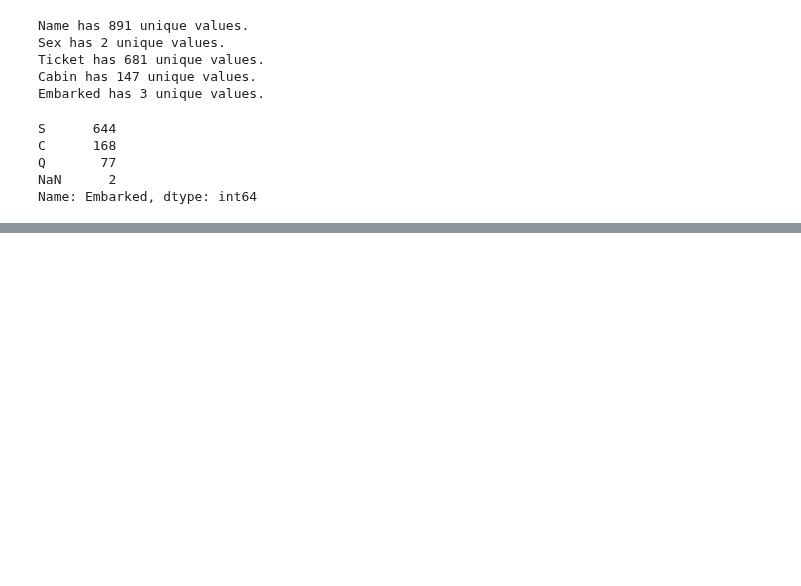
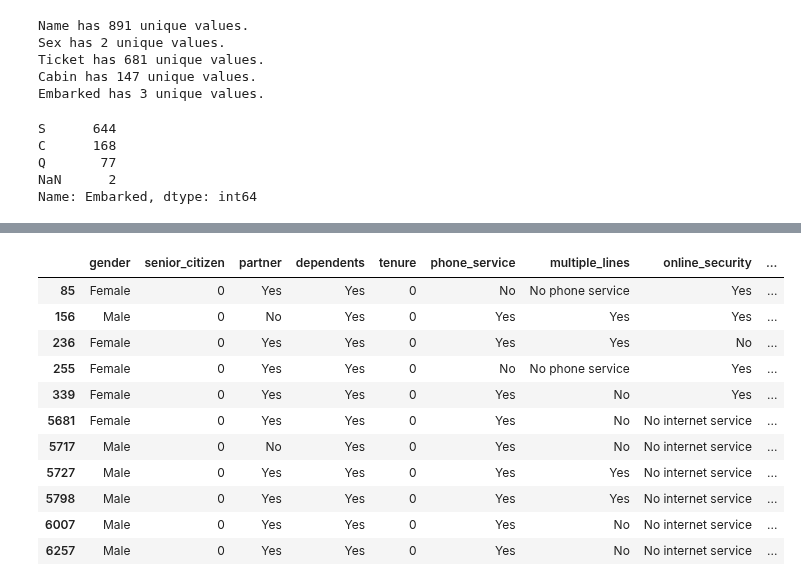
Before and after one commit to Daniel-Northcutt/classification_exercises, a Jupyter notebook: Classification_Exercises.ipynb, the cells around one changed output, grey strips where cells are left out. Saved outputs shown, nothing was run; the diff lists cells and outputs as text; code cells hidden in the pictures; blank space fills up the shorter version.

```diff
--- a/Classification_Exercises.ipynb
+++ b/Classification_Exercises.ipynb
@@ -320,0 +474,2 @@ Name: Embarked, dtype: int64
+# %%
+df = acquire.get_titanic_data()
@@ -320,0 +485,15 @@ Name: Embarked, dtype: int64
+# %%
+def prep_titanic(df):
+    '''
+    This function will clean the data...
+    '''
+    df = df.drop_duplicates()
+    cols_to_drop = ['deck', 'embarked', 'class', 'age']
+    df = df.drop(columns=cols_to_drop)
+    df['embark_town'] = df.embark_town.fillna(value='Southampton')
+    dummy_df = pd.get_dummies(df[['sex', 'embark_town']], dummy_na=False, drop_first=[True, True])
+    df = pd.concat([df, dummy_df], axis=1)
+    return df
+# %%
+df = prep_titanic(df)
+df.head()
@@ -320,0 +588,15 @@ Name: Embarked, dtype: int64
+# %%
+df[df.total_charges == ' ']
+# %% [output]
+|  | gender | senior_citizen | partner | dependents | tenure | phone_service | multiple_lines | online_security | ... |
+| 85 | Female | 0 | Yes | Yes | 0 | No | No phone service | Yes | ... |
+| 156 | Male | 0 | No | Yes | 0 | Yes | Yes | Yes | ... |
+| 236 | Female | 0 | Yes | Yes | 0 | Yes | Yes | No | ... |
+| 255 | Female | 0 | Yes | Yes | 0 | No | No phone service | Yes | ... |
+| 339 | Female | 0 | Yes | Yes | 0 | Yes | No | Yes | ... |
+| 5681 | Female | 0 | Yes | Yes | 0 | Yes | No | No internet service | ... |
+| 5717 | Male | 0 | No | Yes | 0 | Yes | No | No internet service | ... |
+| 5727 | Male | 0 | Yes | Yes | 0 | Yes | Yes | No internet service | ... |
+| 5798 | Male | 0 | Yes | Yes | 0 | Yes | Yes | No internet service | ... |
+| 6007 | Male | 0 | Yes | Yes | 0 | Yes | No | No internet service | ... |
+| 6257 | Male | 0 | Yes | Yes | 0 | Yes | No | No internet service | ... |
```
Also changed, not shown: parts of 65 cells of this notebook.
